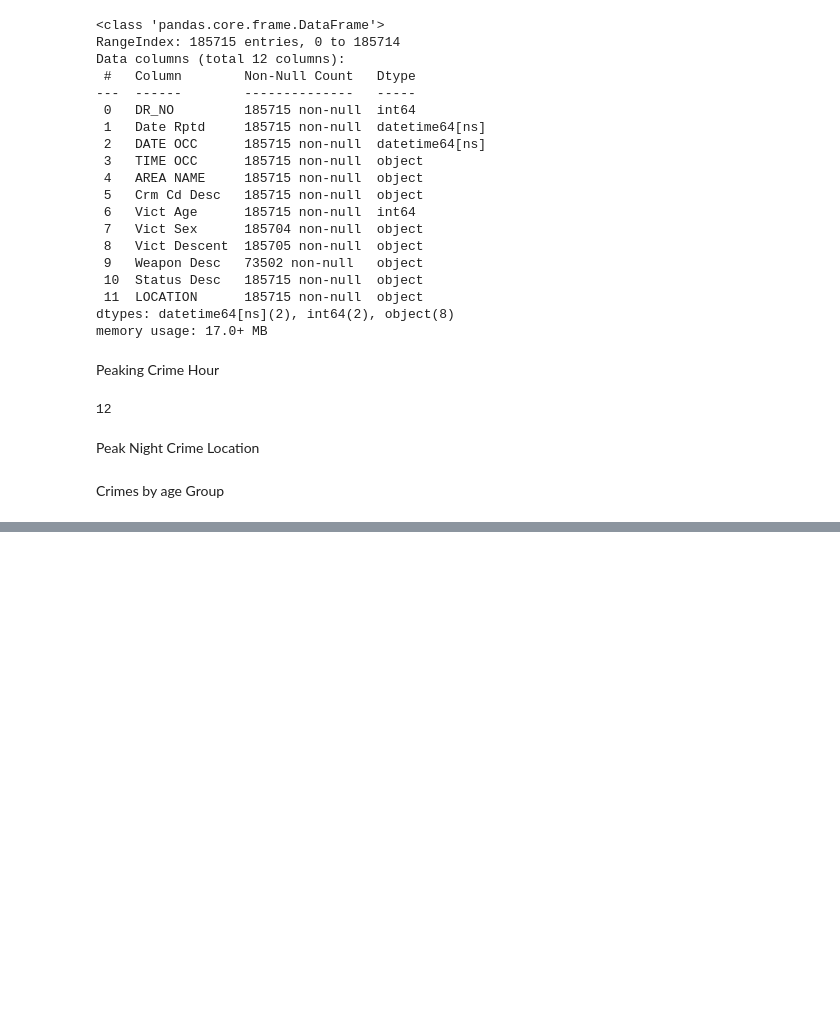
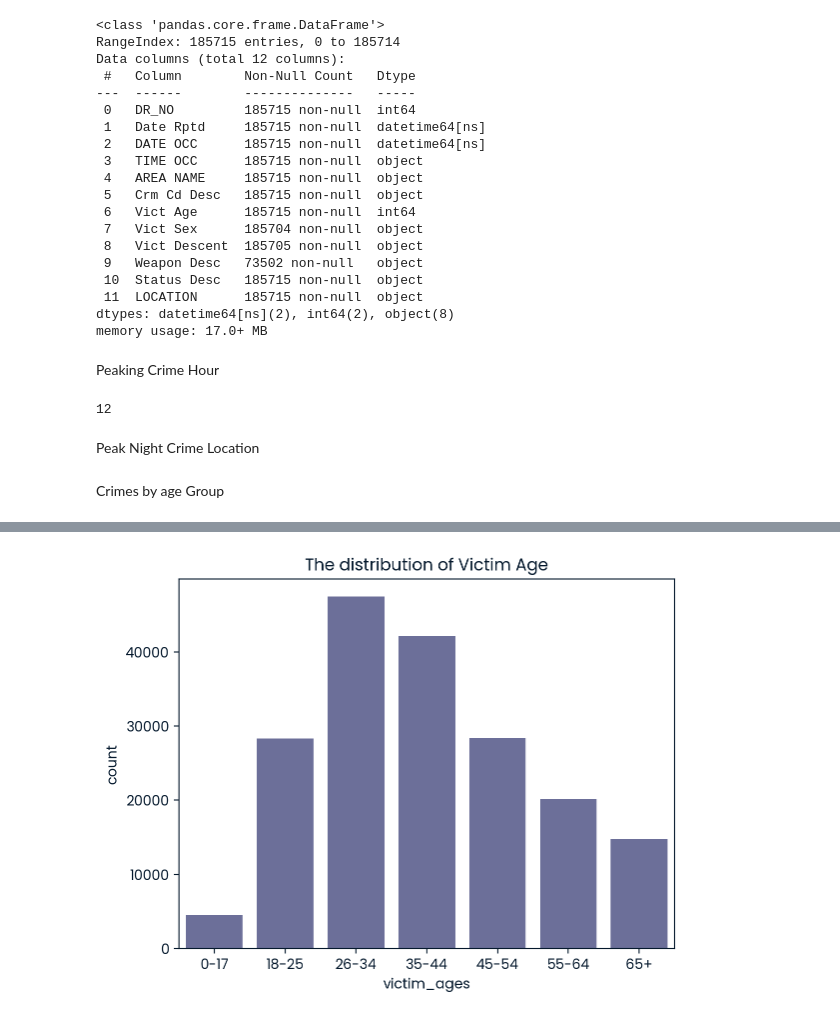
Before and after one commit to tzuyuliu123/Project-Analysing-Crime-in-Los-Angeles, a Jupyter notebook: Analysing crime in Los Angeles.ipynb, the cells around one changed output, grey strips where cells are left out. Saved outputs shown, nothing was run; the diff lists cells and outputs as text; code cells hidden in the pictures; blank space fills up the shorter version.

```diff
--- a/Analysing crime in Los Angeles.ipynb
+++ b/Analysing crime in Los Angeles.ipynb
@@ -100,0 +109,9 @@ victim_ages = crimes['victim_ages'].value_counts()
+# %%
+import seaborn as sns
+import matplotlib.pyplot as plt
+
+sns.countplot(x= 'victim_ages', data = crimes)
+plt.title("The distribution of Victim Age")
+plt.show()
+# %% [output]
+[figure, added]
```
Also changed, not shown: parts of 1 cell of this notebook.
